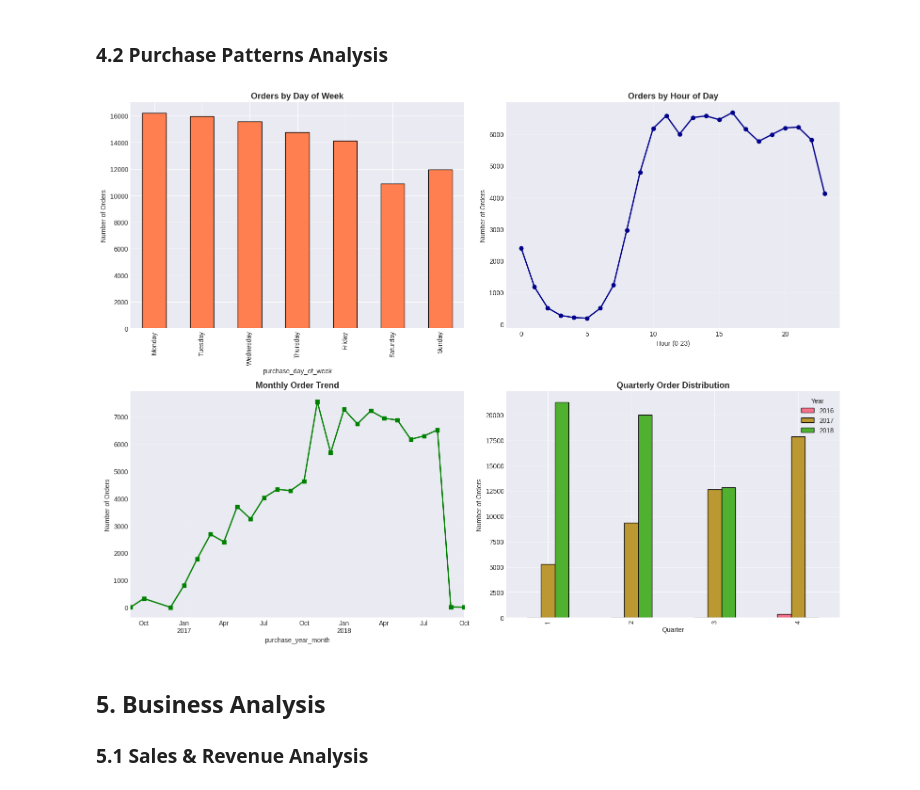
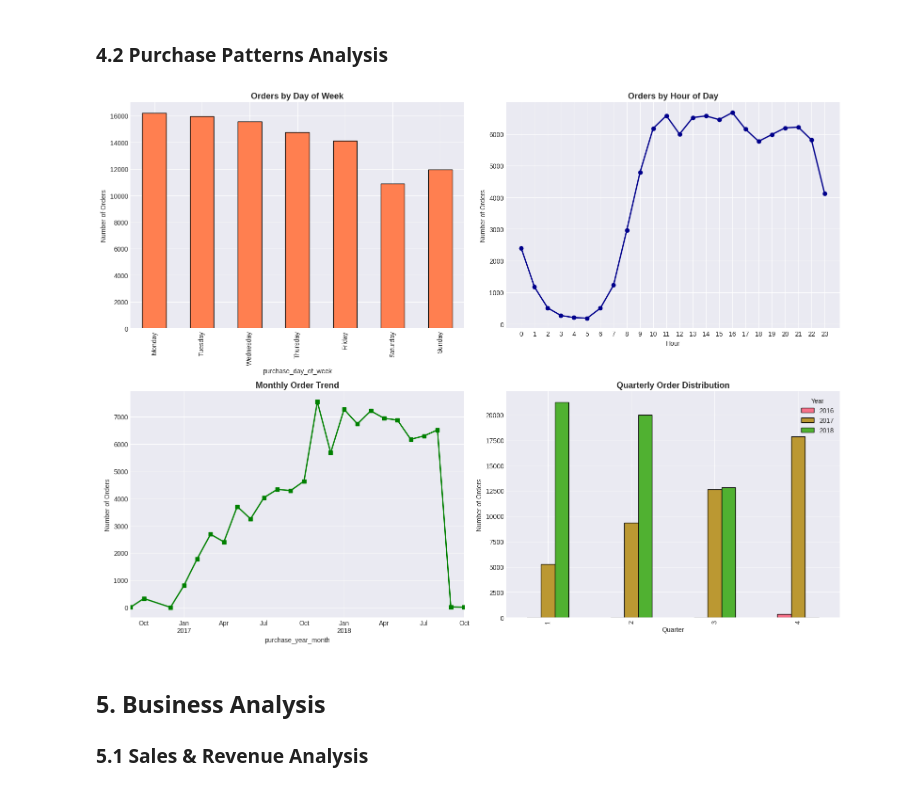
Before and after one commit to itsya-ssine/Data-Analysis, a Jupyter notebook: p.ipynb, the cells around one changed output. Drawn from its saved outputs; the diff is of its cells as text; code cells hidden in the pictures.

```diff
--- a/p.ipynb
+++ b/p.ipynb
@@ -213,14 +205,14 @@ print("Creating derived features...\n")
 # Delivery time (actual vs estimated)
 orders['delivery_time_days'] = (
     orders['order_delivered_customer_date'] - orders['order_purchase_timestamp']
-).dt.days
+).dt.days.abs()
 
 orders['estimated_delivery_days'] = (
     orders['order_estimated_delivery_date'] - orders['order_purchase_timestamp']
-).dt.days
+).dt.days.abs()
 
 orders['delivery_delay'] = (
-    orders['order_delivered_customer_date'] - orders['order_estimated_delivery_date']
+    orders['order_estimated_delivery_date'] - orders['order_delivered_customer_date']
 ).dt.days
 
 # Order approval time
@@ -235,7 +227,7 @@ orders['purchase_day_of_week'] = orders['order_purchase_timestamp'].dt.day_name(
 orders['purchase_hour'] = orders['order_purchase_timestamp'].dt.hour
 orders['purchase_year_month'] = orders['order_purchase_timestamp'].dt.to_period('M')
 
-print("✅ Derived features created!")
+print("Derived features created!")
 print(f"  - Average delivery time: {orders['delivery_time_days'].mean():.2f} days")
 print(f"  - Average delivery delay: {orders['delivery_delay'].mean():.2f} days")
 print(f"  - Average approval time: {orders['approval_time_hours'].mean():.2f} hours")
@@ -334,37 +337,37 @@ fig, axes = plt.subplots(2, 2, figsize=(16, 12))
 # Orders by day of week
 day_order = ['Monday', 'Tuesday', 'Wednesday', 'Thursday', 'Friday', 'Saturday', 'Sunday']
 day_counts = orders['purchase_day_of_week'].value_counts().reindex(day_order)
 day_counts.plot(kind='bar', ax=axes[0,0], color='coral', edgecolor='black')
 axes[0,0].set_title('Orders by Day of Week', fontsize=13, fontweight='bold')
 axes[0,0].set_ylabel('Number of Orders')
 
 # Orders by hour of day
 hour_counts = orders['purchase_hour'].value_counts().sort_index()
 hour_counts.plot(kind='line', marker='o', ax=axes[0,1], color='darkblue', linewidth=2)
 axes[0,1].set_title('Orders by Hour of Day', fontsize=13, fontweight='bold')
-axes[0,1].set_xlabel('Hour (0-23)')
+axes[0,1].set_xlabel('Hour')
 axes[0,1].set_ylabel('Number of Orders')
-axes[0,1].grid(True, alpha=0.3)
+axes[0,1].set_xticks(range(24))
+axes[0,1].set_xticklabels(range(24))
 
 # Monthly order trend (line plot)
 monthly_orders.plot(kind='line', marker='s', ax=axes[1,0], color='green', linewidth=2)
 axes[1,0].set_title('Monthly Order Trend', fontsize=13, fontweight='bold')
 axes[1,0].set_ylabel('Number of Orders')
-axes[1,0].grid(True, alpha=0.3)
 
 # Quarterly analysis
 orders['quarter'] = orders['order_purchase_timestamp'].dt.quarter
 quarterly_orders = orders.groupby(['purchase_year', 'quarter']).size().unstack(level=0)
 quarterly_orders.plot(kind='bar', ax=axes[1,1], edgecolor='black')
 axes[1,1].set_title('Quarterly Order Distribution', fontsize=13, fontweight='bold')
 axes[1,1].set_xlabel('Quarter')
 axes[1,1].set_ylabel('Number of Orders')
 axes[1,1].legend(title='Year')
 
 plt.tight_layout()
 plt.show()
 # %% [output]
-[figure, old version]
+[figure, new version]
 # %% [markdown]
 ## 5. Business Analysis <a class="anchor" id="5-business-analysis"></a>
 ### 5.1 Sales & Revenue Analysis
```
Also changed, not shown: parts of 28 cells of this notebook, 1 other file.
